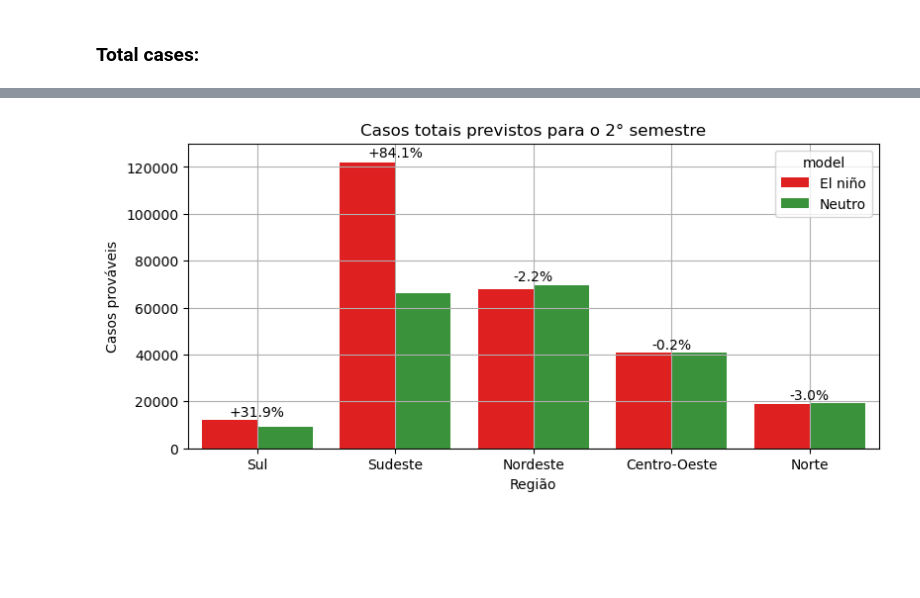
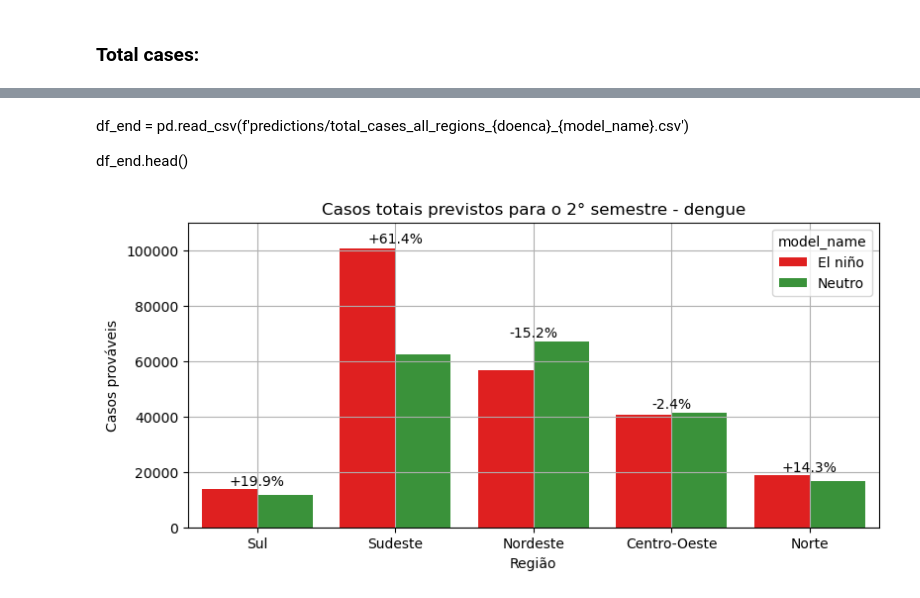
Before and after one commit to eduardocorrearaujo/medium_term_pytorch_el_nino, a Jupyter notebook: generate_figures.ipynb, the cells around one changed output, grey strips where cells are left out. Drawn from its saved outputs; the diff is of its cells as text; code cells hidden in the pictures; blank space fills up the shorter version.

```diff
--- a/generate_figures.ipynb
+++ b/generate_figures.ipynb
@@ -217,0 +207,7 @@ df_end.head()
+# %%
+df_total1 = pd.read_csv(f'predictions/preds_total_region_{doenca}_{TEST_YEAR}_{model_name}.csv')
+df_total2 = pd.read_csv(f'predictions/preds_neutro_total_region_{doenca}_{TEST_YEAR}_{model_name}.csv')
+df_total2['model_name'] = 'Neutro'
+
+df_end = pd.concat([df_total1, df_total2], ignore_index=True)
+df_end.head()
@@ -218,37 +230,41 @@ df_end.head()
+# %% [markdown]
+df_end = pd.read_csv(f'predictions/total_cases_all_regions_{doenca}_{model_name}.csv')
+
+df_end.head()
 # %%
 _,ax = plt.subplots(figsize = (9, 4))
 
-sns.barplot(data=df_end, ax=ax, hue='model', x='regional_geocode', y = 'pred', palette=['red', 'tab:green'])
+sns.barplot(data=df_end, ax=ax, hue='model_name', x='region', y = 'pred', palette=['red', 'tab:green'])
 
-for i, region in enumerate(df_end['regional_geocode'].unique()):
+for i, region in enumerate(df_end['region'].unique()):
 
-    df_r = df_end[df_end['regional_geocode'] == region]
+    df_r = df_end[df_end['region'] == region]
 
-    v1 = df_r.loc[df_r.model == 'Neutro']['pred'].values[0]
-    v2 = df_r.loc[df_r.model == 'El niño']['pred'].values[0]
+    v1 = df_r.loc[df_r.model_name == 'Neutro']['pred'].values[0]
+    v2 = df_r.loc[df_r.model_name == 'El niño']['pred'].values[0]
 
     pct = 100 * (v2 - v1) / v1
 
     y = max(v1, v2)
 
     ax.text(
         i,                  # centro do grupo
         y * 1.01,           # um pouco acima da barra mais alta
         f'{pct:+.1f}%',
         ha='center',
         va='bottom',
         fontsize=10
     )
 
 
 #ax.set_ylim([0, 210000])
-ax.set_ylim([0, 130000])
+ax.set_ylim([0, 110000])
 
 ax.grid()
 ax.set_xlabel('Região')
 ax.set_ylabel('Casos prováveis')
-ax.set_title('Casos totais previstos para o 2° semestre')
-plt.savefig(f'figures/total_cases_all_regions_{doenca}.png', dpi = 400, bbox_inches = 'tight')
+ax.set_title(f'Casos totais previstos para o 2° semestre - {doenca}')
+plt.savefig(f'figures/total_cases_all_regions_{doenca}_{model_name}.png', dpi = 400, bbox_inches = 'tight')
 plt.show()
 # %% [output]
-[figure, old version]
+[figure, new version]
```
Also changed, not shown: parts of 9 cells of this notebook, 29 other files.
